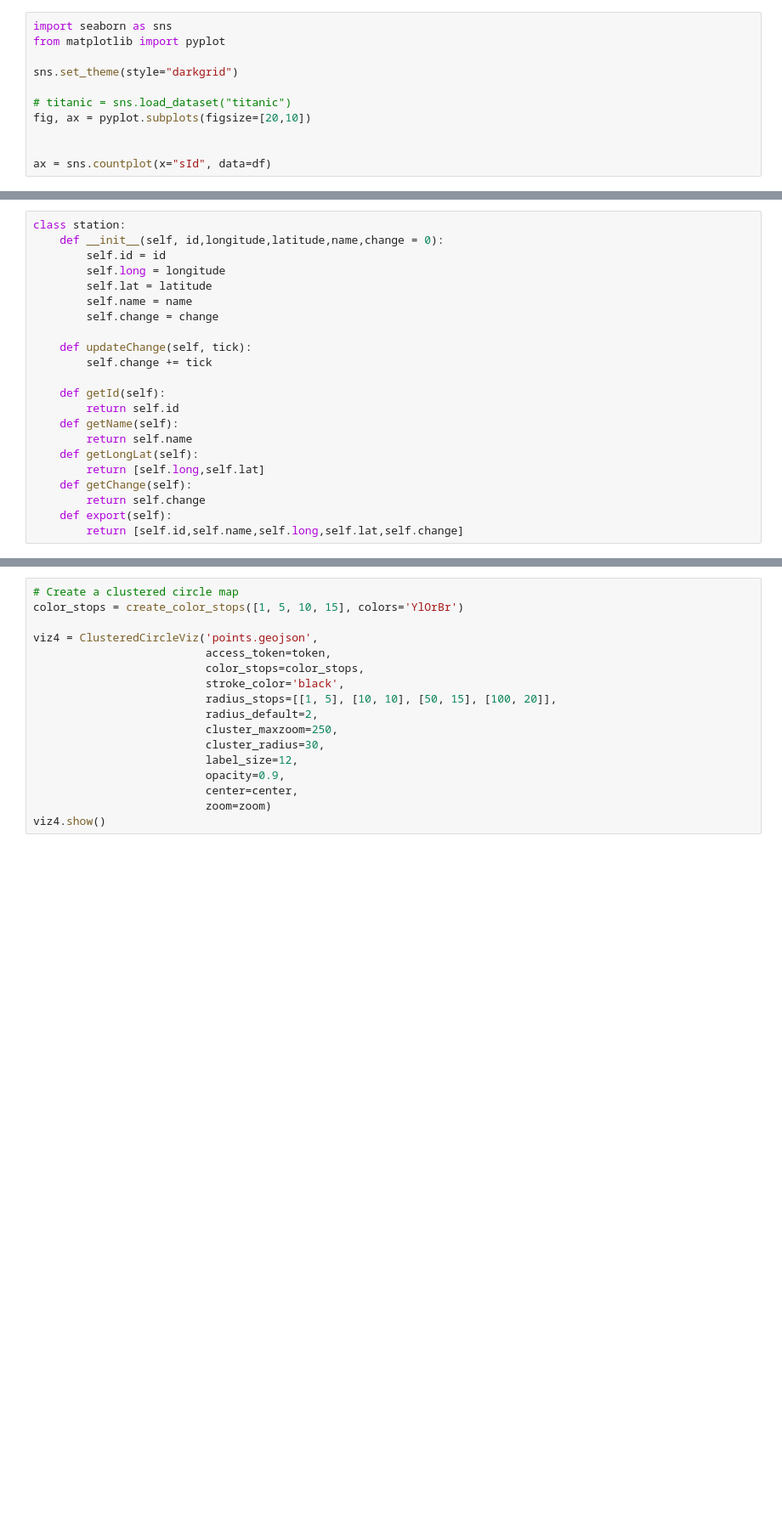
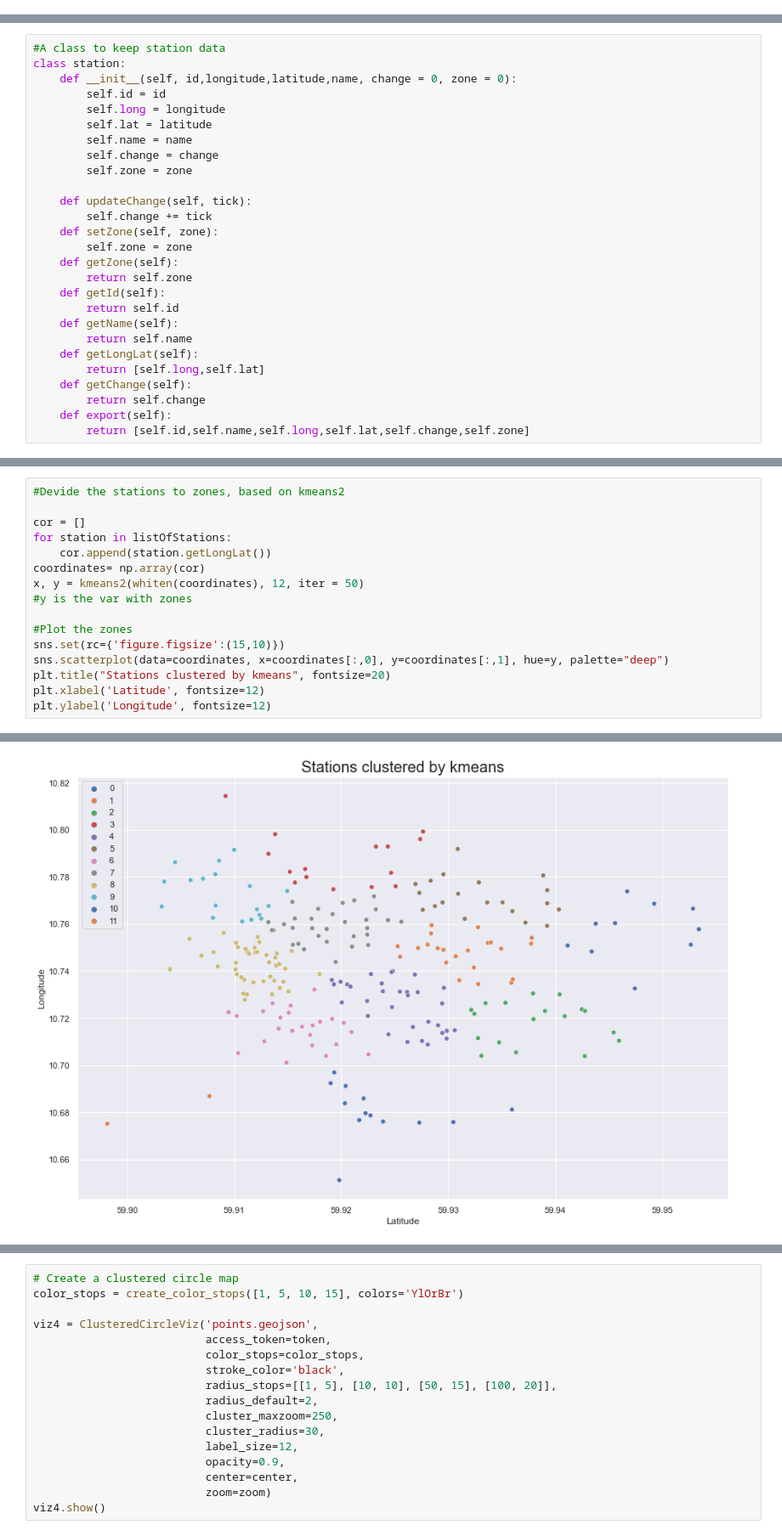
Before and after one commit to buzzCraft/MapBox-RadiusPlot, a Jupyter notebook: MapBox.ipynb, the cells around one changed output, grey strips where cells are left out. Shown at 85% size. Drawn from its saved outputs; the diff is of its cells as text; blank space fills up the shorter version.

```diff
--- a/MapBox.ipynb
+++ b/MapBox.ipynb
@@ -36,11 +42,0 @@ df.head()
-# %%
-import seaborn as sns
-from matplotlib import pyplot
-
-sns.set_theme(style="darkgrid")
-
-# titanic = sns.load_dataset("titanic")
-fig, ax = pyplot.subplots(figsize=[20,10])
-
-
-ax = sns.countplot(x="sId", data=df)
@@ -58,15 +52,20 @@ o_df.head()
 # %%
+#A class to keep station data
 class station:
-    def __init__(self, id,longitude,latitude,name,change = 0):
+    def __init__(self, id,longitude,latitude,name, change = 0, zone = 0):
         self.id = id
         self.long = longitude
         self.lat = latitude
         self.name = name
         self.change = change
+        self.zone = zone
 
     def updateChange(self, tick):
         self.change += tick
-
+    def setZone(self, zone):
+        self.zone = zone
+    def getZone(self):
+        return self.zone
     def getId(self):
         return self.id
     def getName(self):
@@ -76,4 +75,4 @@ class station:
     def getChange(self):
         return self.change
     def export(self):
-        return [self.id,self.name,self.long,self.lat,self.change]
+        return [self.id,self.name,self.long,self.lat,self.change,self.zone]
@@ -109,2 +97,19 @@ for index, row in sdf.iterrows():
     tmp = station(row[3],row[6],row[7],row[4])
     listOfStations.append(tmp)
+# %%
+#Devide the stations to zones, based on kmeans2
+
+cor = []
+for station in listOfStations:
+    cor.append(station.getLongLat())
+coordinates= np.array(cor)
+x, y = kmeans2(whiten(coordinates), 12, iter = 50)
+#y is the var with zones
+
+#Plot the zones
+sns.set(rc={'figure.figsize':(15,10)})
+sns.scatterplot(data=coordinates, x=coordinates[:,0], y=coordinates[:,1], hue=y, palette="deep")
+plt.title("Stations clustered by kmeans", fontsize=20)
+plt.xlabel('Latitude', fontsize=12)
+plt.ylabel('Longitude', fontsize=12)
+# %% [output]
@@ -110,0 +117 @@ for index, row in sdf.iterrows():
+[figure, added]
```
Also changed, not shown: parts of 30 cells of this notebook.
